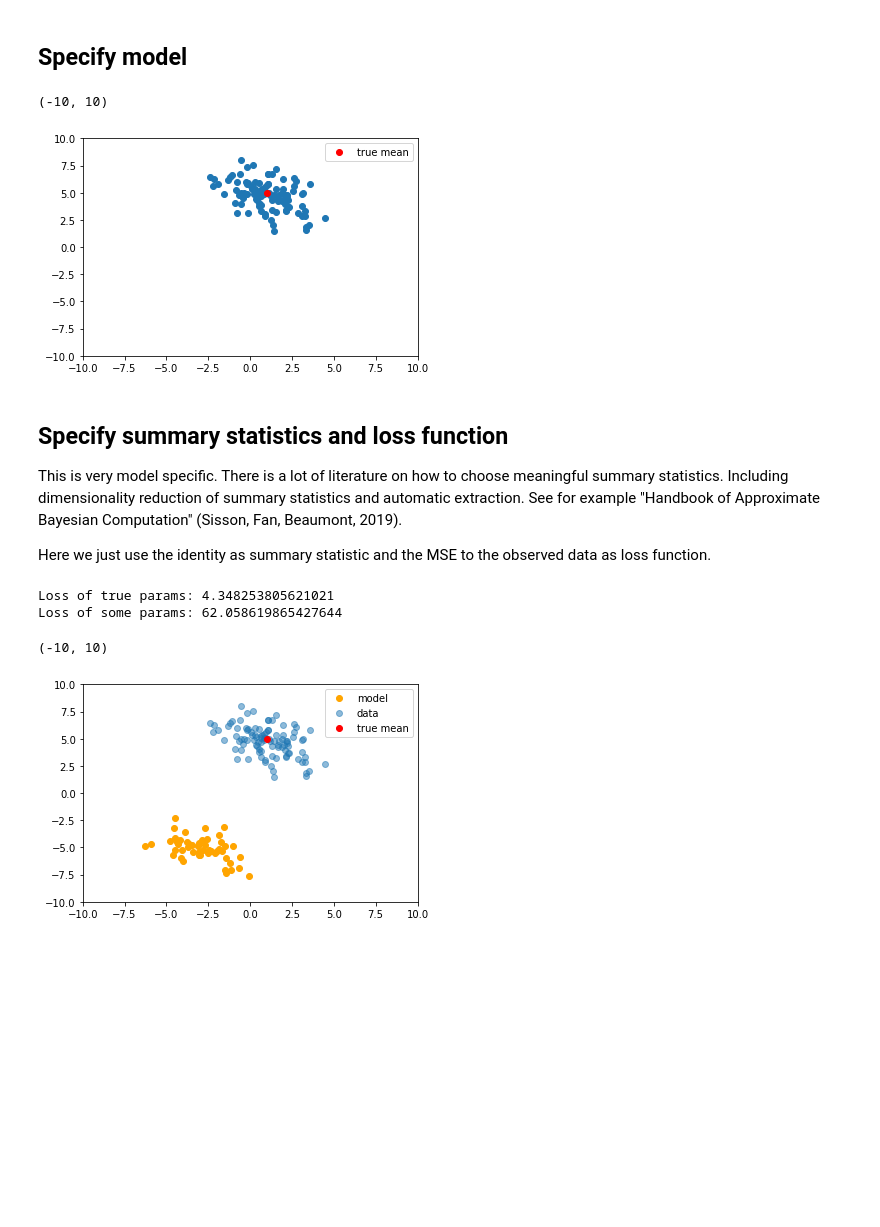
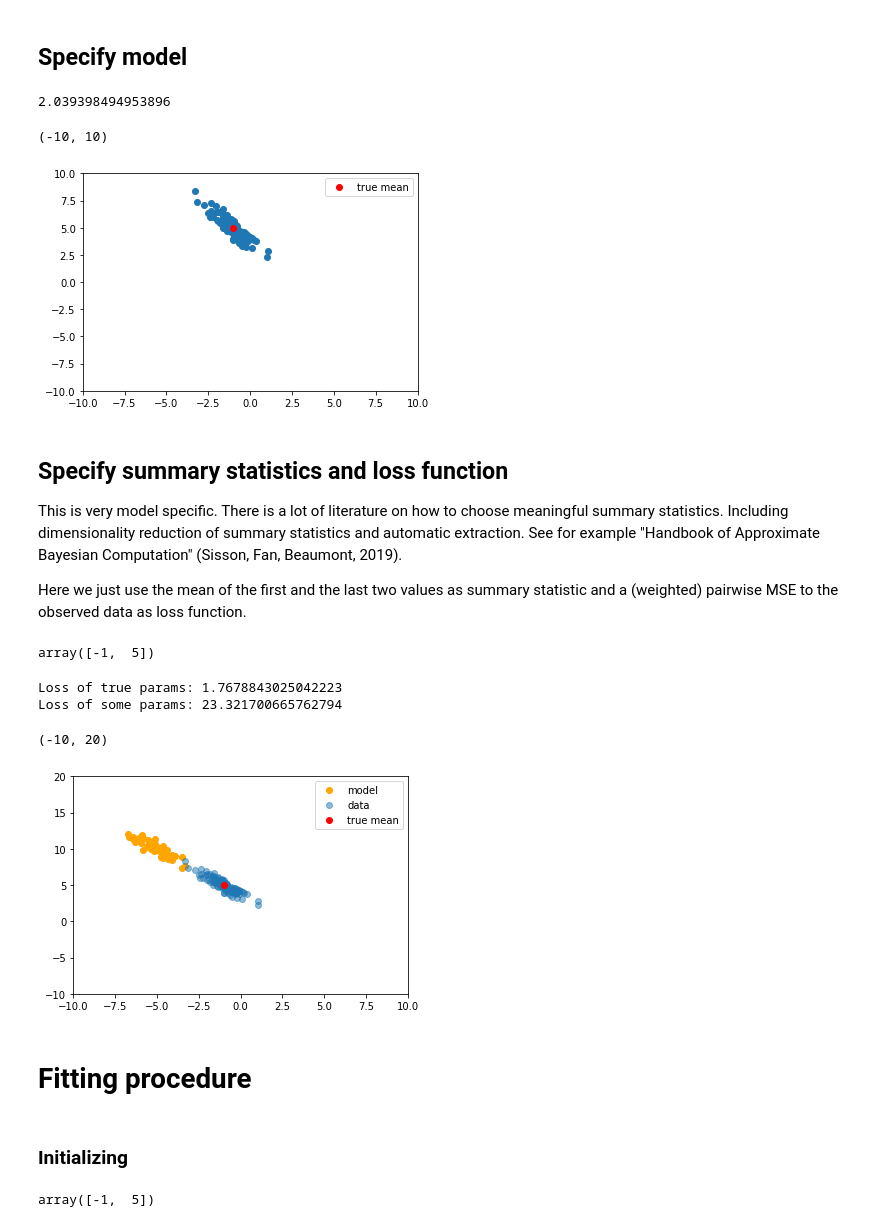
Before and after one commit to berenslab/abc-ribbon, a Jupyter notebook: generalized_method/Example_fit.ipynb, the cells around one changed output. Drawn from its saved outputs; the diff is of its cells as text; code cells hidden in the pictures; blank space fills up the shorter version.

```diff
--- a/generalized_method/Example_fit.ipynb
+++ b/generalized_method/Example_fit.ipynb
@@ -18,13 +18,34 @@ Example: 2d Gauss distribution
 """
 
 def model(params):
+    # returns a "trace" of two values per gauss
     # specify fixed covariance matrix
-    cov = np.eye(2)*2
-    cov[0,1] = -0.8
+    cov = np.eye(2)
+    cov[0,0] = 0.5
+    cov[1,1] = 1
+    cov[0,1] =-0.8
     cov[1,0] = cov[0,1]
     # "evaluate" model
-    x = scp.stats.multivariate_normal.rvs(params,cov=cov)
+    x = scp.stats.multivariate_normal.rvs(params,cov=cov,size=1).T.flatten()
     return x
+
+def model_mult(params_list, batchsize):
+    """
+    this could be used to parallelize the model run
+    ---
+    runs the model for each parameterset in params_list batchsize times
+    """
+    dim_data=2
+    nr_traces = len(params_list)
+
+    traces = np.zeros((nr_traces, batchsize, dim_data))
+    for i in range(nr_traces):
+        for j in range(batchsize):
+            traces[i,j] = model(params_list[i])
+
+    return traces
+
+
 
 """
 produce some data, from which we want to infer the mean parameteres
@@ -35,15 +56,19 @@ dim_data = 2
 ndata = 100
 
 # specify true means
-true_mean = np.array([1,5]) # length of dim_data
+true_mean = np.array([-1,5]) # length of dim_data
 
 # produce data
 data = np.zeros((ndata, dim_data))
 for i in range(ndata):
     data[i] = model(true_mean)
+# %%
+np.std(data[:,1])
+# %% [output]
+2.039398494953896
 # %%
 """
-show data
+show part of data
 """
 plt.plot(data[:,0],data[:,1], 'o')
 plt.plot(true_mean[0], true_mean[1],'o', color='r', label='true mean')
@@ -52,14 +77,14 @@ plt.xlim(-10,10)
 plt.ylim(-10,10)
 # %% [output]
 (-10, 10)
-[figure, old version]
+[figure, new version]
 # %% [markdown]
 ## Specify summary statistics and loss function
 
 This is very model specific. There is a lot of literature on how to choose meaningful summary statistics. Including dimensionality reduction of summary statistics and automatic extraction.
 See for example "Handbook of Approximate Bayesian Computation" (Sisson, Fan, Beaumont, 2019).
 
-Here we just use the identity as summary statistic and the MSE to the observed data as loss function.
+Here we just use the mean of the first and the last two values as summary statistic and a (weighted) pairwise MSE to the observed data as loss function.
 # %%
 """
 summary statistic and loss
@@ -89,30 +123,42 @@ sumstat_data = extract_sumstat(data)
+# %%
+true_mean
+# %% [output]
+array([-1,  5])
 # %%
+# define weightings for loss function
+w = np.array([1,1])
+
+# extract summary statistics for data
+sumstat_data = extract_sumstat(data)
+
 # evaluate model
 
-params = [-3,-5]
+params = [-5,10]
 ntraces = 50
 traces = np.zeros((ntraces, dim_data))
 for i in range(ntraces):
     traces[i] = model(params)
 
 
-print('Loss of true params:',loss(data, sumstat_data))
-print('Loss of some params:',loss(traces, sumstat_data))
+print('Loss of true params:',loss(data, sumstat_data, w=w))
+print('Loss of some params:',loss(traces, sumstat_data, w=w))
 # %% [output]
-Loss of true params: 4.348253805621021
-Loss of some params: 62.058619865427644
+Loss of true params: 1.7678843025042223
+Loss of some params: 23.321700665762794
 # %%
 """
 show data and model evaluations
 """
 plt.plot(traces[:,0],traces[:,1], 'o', color='orange', label='model')
 
 plt.plot(data[:,0],data[:,1], 'o', label='data', alpha=0.5)
 
 plt.plot(true_mean[0], true_mean[1],'o', color='r', label='true mean')
 plt.legend()
 plt.xlim(-10,10)
-plt.ylim(-10,10)
+plt.ylim(-10,20)
 # %% [output]
-(-10, 10)
+(-10, 20)
-[figure, old version]
+[figure, new version]
+# %% [markdown]
+# Fitting procedure
@@ -118,0 +168,6 @@ plt.ylim(-10,10)
+# %% [markdown]
+### Initializing
+# %%
+true_mean
+# %% [output]
+array([-1,  5])
```
Also changed, not shown: parts of 12 cells of this notebook, 1 other file.
